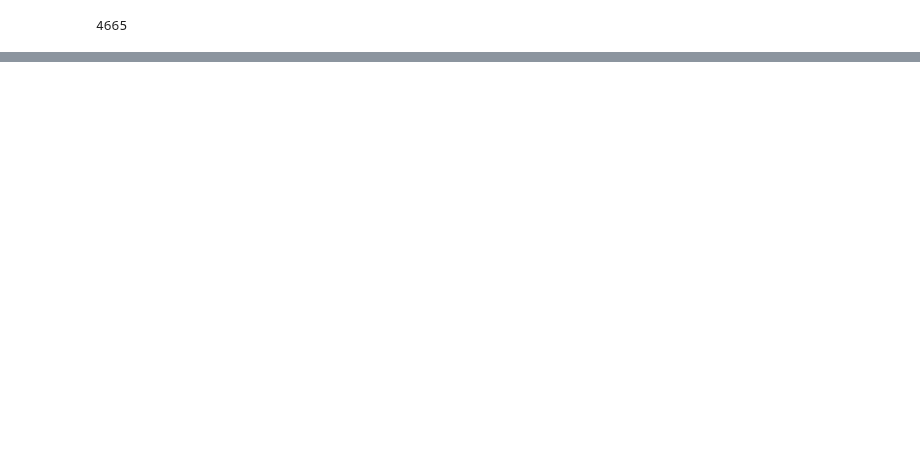
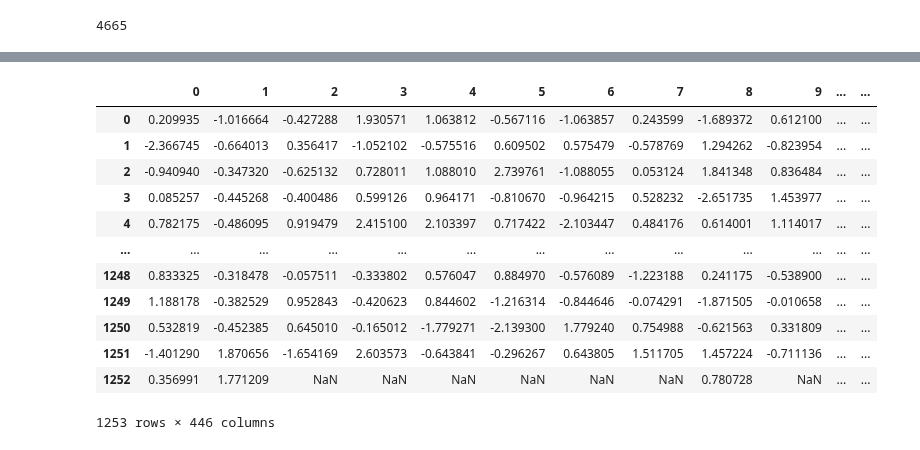
Before and after one commit to Landschy/datamining-htw, a Jupyter notebook: scripts/Mohammad.ipynb, the cells around one changed output, grey strips where cells are left out. Saved outputs shown, nothing was run; the diff lists cells and outputs as text; code cells hidden in the pictures; blank space fills up the shorter version.

```diff
--- a/scripts/Mohammad.ipynb
+++ b/scripts/Mohammad.ipynb
@@ -397,3 +393,19 @@ for i in x_train.columns:
+# %%
+x_train_z_score1
+# %% [output]
+|  | 0 | 1 | 2 | 3 | 4 | 5 | 6 | 7 | 8 | 9 | ... | ... |
+| 0 | 0.209935 | -1.016664 | -0.427288 | 1.930571 | 1.063812 | -0.567116 | -1.063857 | 0.243599 | -1.689372 | 0.612100 | ... | ... |
+| 1 | -2.366745 | -0.664013 | 0.356417 | -1.052102 | -0.575516 | 0.609502 | 0.575479 | -0.578769 | 1.294262 | -0.823954 | ... | ... |
+| 2 | -0.940940 | -0.347320 | -0.625132 | 0.728011 | 1.088010 | 2.739761 | -1.088055 | 0.053124 | 1.841348 | 0.836484 | ... | ... |
+| 3 | 0.085257 | -0.445268 | -0.400486 | 0.599126 | 0.964171 | -0.810670 | -0.964215 | 0.528232 | -2.651735 | 1.453977 | ... | ... |
+| 4 | 0.782175 | -0.486095 | 0.919479 | 2.415100 | 2.103397 | 0.717422 | -2.103447 | 0.484176 | 0.614001 | 1.114017 | ... | ... |
+| ... | ... | ... | ... | ... | ... | ... | ... | ... | ... | ... | ... | ... |
+| 1248 | 0.833325 | -0.318478 | -0.057511 | -0.333802 | 0.576047 | 0.884970 | -0.576089 | -1.223188 | 0.241175 | -0.538900 | ... | ... |
+| 1249 | 1.188178 | -0.382529 | 0.952843 | -0.420623 | 0.844602 | -1.216314 | -0.844646 | -0.074291 | -1.871505 | -0.010658 | ... | ... |
+| 1250 | 0.532819 | -0.452385 | 0.645010 | -0.165012 | -1.779271 | -2.139300 | 1.779240 | 0.754988 | -0.621563 | 0.331809 | ... | ... |
+| 1251 | -1.401290 | 1.870656 | -1.654169 | 2.603573 | -0.643841 | -0.296267 | 0.643805 | 1.511705 | 1.457224 | -0.711136 | ... | ... |
+| 1252 | 0.356991 | 1.771209 | NaN | NaN | NaN | NaN | NaN | NaN | 0.780728 | NaN | ... | ... |
+1253 rows × 446 columns
 # %%
 # Imputing missing values
 MICE_imputer = IterativeImputer()
```
Also changed, not shown: parts of 20 cells of this notebook.
